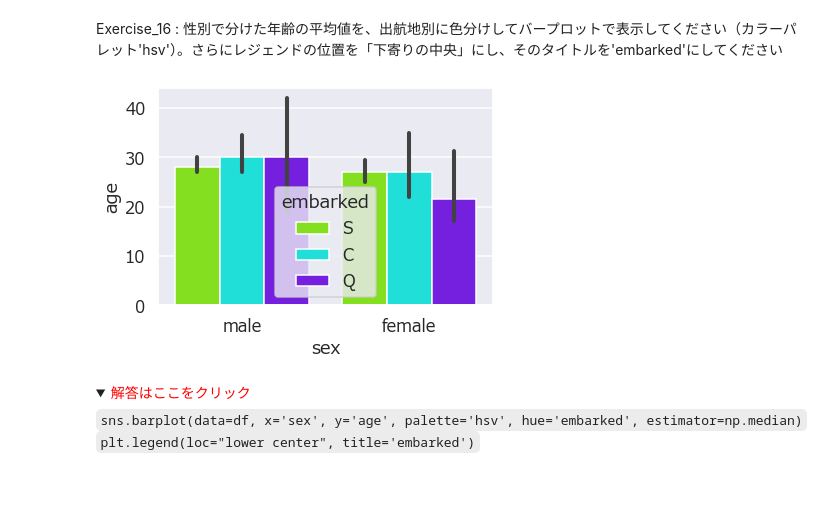
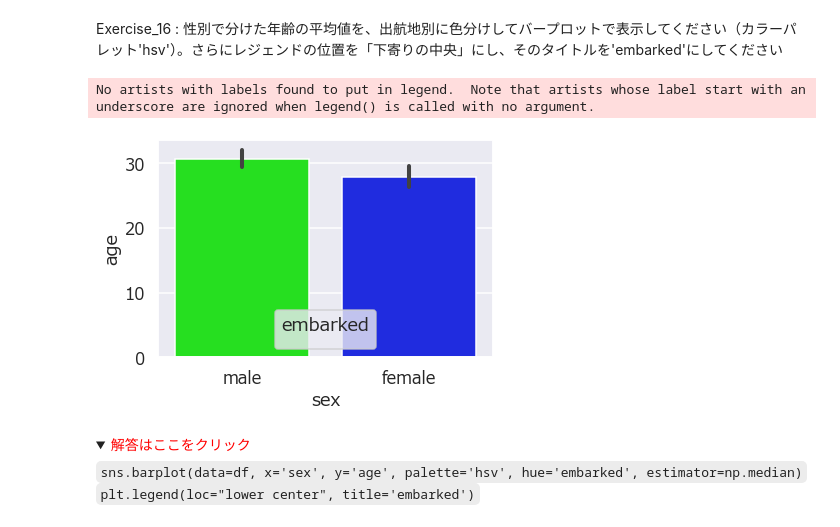
Before and after one commit to arata234/DataScience, a Jupyter notebook: pandas_practice/4_Categorical_plot_exercise.ipynb, the cells around one changed output. Drawn from its saved outputs; the diff is of its cells as text; code cells hidden in the pictures; folded sections open; blank space fills up the shorter version.

```diff
--- a/pandas_practice/4_Categorical_plot_exercise.ipynb
+++ b/pandas_practice/4_Categorical_plot_exercise.ipynb
@@ -175,7 +182,7 @@ df.head()
 # %% [markdown]
 Exercise_11 : Seabornのテーマ設定を行ってください。(テキストのサイズは'talk'、スタイルは'darkgrid'、フォントは'Meiryo')
 # %%
-sns.set_theme(context='talk', style='darkgrid', font='Meiryo')
+sns.set_theme(context='talk', font='Meiryo')
 # %% [markdown]
 <details>
     <summary><font color='red'>解答はここをクリック</font></summary>
@@ -236,12 +242,13 @@ plt.show()
 # %% [markdown]
 Exercise_16 : 性別で分けた年齢の平均値を、出航地別に色分けしてバープロットで表示してください（カラーパレット'hsv'）。さらにレジェンドの位置を「下寄りの中央」にし、そのタイトルを'embarked'にしてください
 # %%
-sns.barplot(data=df, x='sex', y='age', hue='embarked', palette='hsv', estimator=np.median)
+sns.barplot(data=df, x='sex', y='age', estimator=np.mean, palette='hsv')
+
 plt.legend(loc='lower center', title='embarked')
-
 plt.show()
 # %% [output]
+No artists with labels found to put in legend.  Note that artists whose label start with an underscore are ignored when legend() is called with no argument.
-[figure, old version]
+[figure, new version]
 # %% [markdown]
 <details>
     <summary><font color='red'>解答はここをクリック</font></summary>
```
Also changed, not shown: parts of 11 cells of this notebook.
